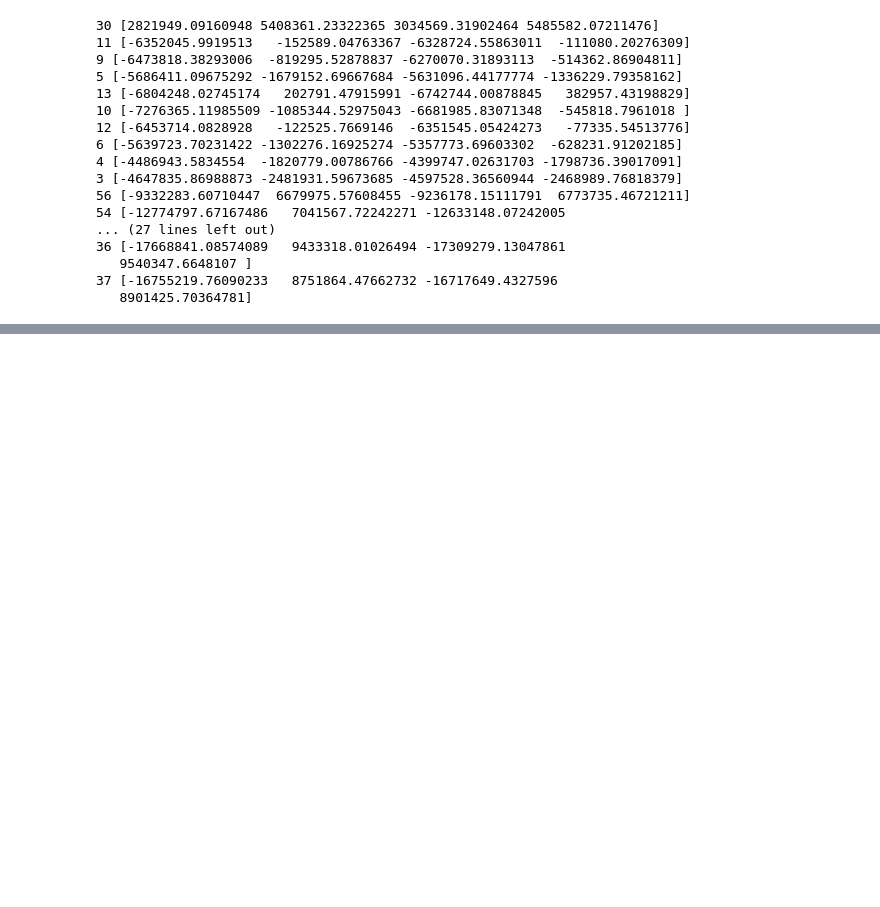
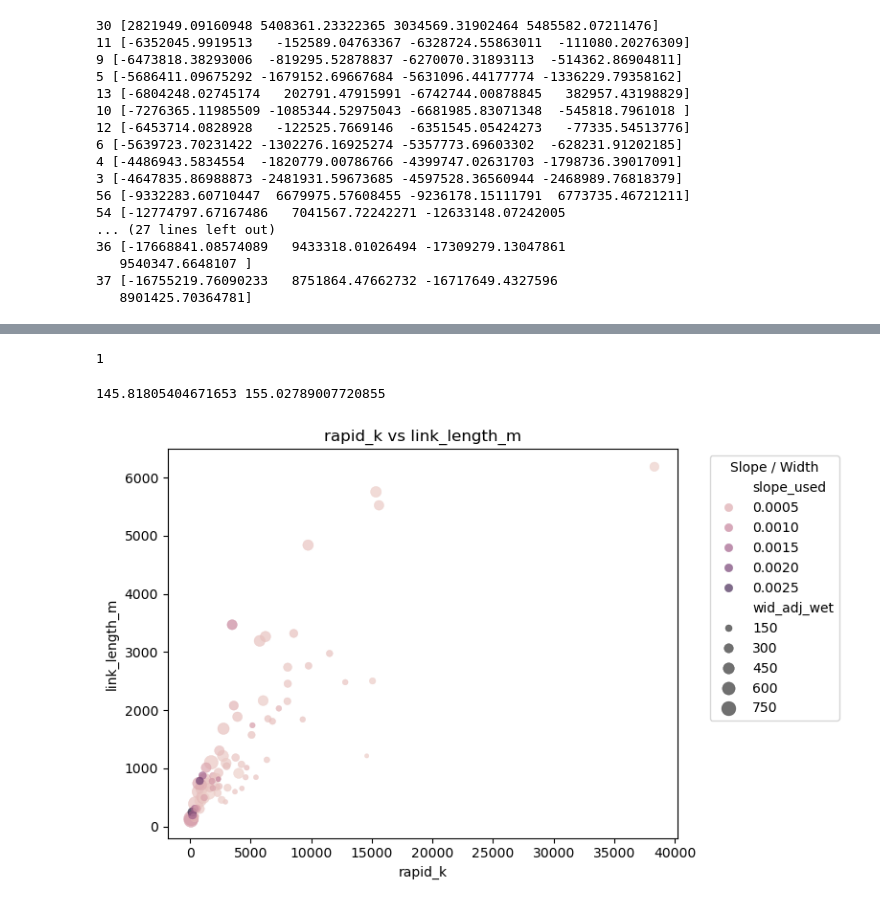
Before and after one commit to niekcde/river_hierarchy, a Jupyter notebook: hierarchy_level_definition/notebooks/level_detection_workbench.ipynb, the cells around one changed output, grey strips where cells are left out. Drawn from its saved outputs; the diff is of its cells as text; code cells hidden in the pictures; blank space fills up the shorter version.

Commit message:
rapid_prep and rapid run finalization

```diff
--- a/hierarchy_level_definition/notebooks/level_detection_workbench.ipynb
+++ b/hierarchy_level_definition/notebooks/level_detection_workbench.ipynb
@@ -746,3 +746,6 @@ bounds_df["indicator"] = D['example_ids'].unique()
    8901425.70364781]
 # %%
 bounds_df.to_csv(path + 'hierarchy_examples_filtered_subdaily_total_bounds.csv')
+# %%
+p = '/Users/6256481/Code/river-hierarchy/network_variants/output/sarl03_indep/states/S001_unit_5/rapid/prep/'
+d = pd.read_csv(p + 'rapid_link_attributes.csv')
@@ -748,0 +788,51 @@ bounds_df.to_csv(path + 'hierarchy_examples_filtered_subdaily_total_bounds.csv')
+# %%
+max(1, round(650 / 500))
+# %% [output]
+1
+# %%
+x = 0.005
+dd = d.copy()
+dd.loc[dd['link_length_m'] > 2000, 'link_length_m'] =2000
+# rk = d.loc[(d['link_length_m'] <6000) &(d['link_length_m'] >250), 'rapid_k']
+rk = (3/5)*0.35*(dd['link_length_m'] / np.sqrt(dd['slope_used'])) * (20**(2/3) / dd['wid_adj_wet'] **(2/3))
+
+
+dtmin = np.max(2*x*rk)
+dtmax = np.min(2*rk*(1-x))
+print(dtmin, dtmax)
+# %% [output]
+145.81805404671653 155.02789007720855
+# %%
+import seaborn as sns
+import matplotlib.pyplot as plt
+
+plt.figure(figsize=(8, 5))
+
+sns.scatterplot(
+    data=d,
+    x="rapid_k",
+    y="link_length_m",
+    hue="slope_used",
+    size="wid_adj_wet",
+    sizes=(10, 120),
+    alpha=0.7,
+    edgecolor=None
+)
+
+# plt.ylim(0, 1000)
+# plt.xlim(0, 7000)
+
+plt.xlabel("rapid_k")
+plt.ylabel("link_length_m")
+plt.title("rapid_k vs link_length_m")
+
+plt.legend(
+    title="Slope / Width",
+    bbox_to_anchor=(1.05, 1),
+    loc="upper left"
+)
+
+plt.tight_layout()
+plt.show()
+# %% [output]
+[figure, added]
```
Also changed, not shown: parts of 15 cells of this notebook, 7 other files.
